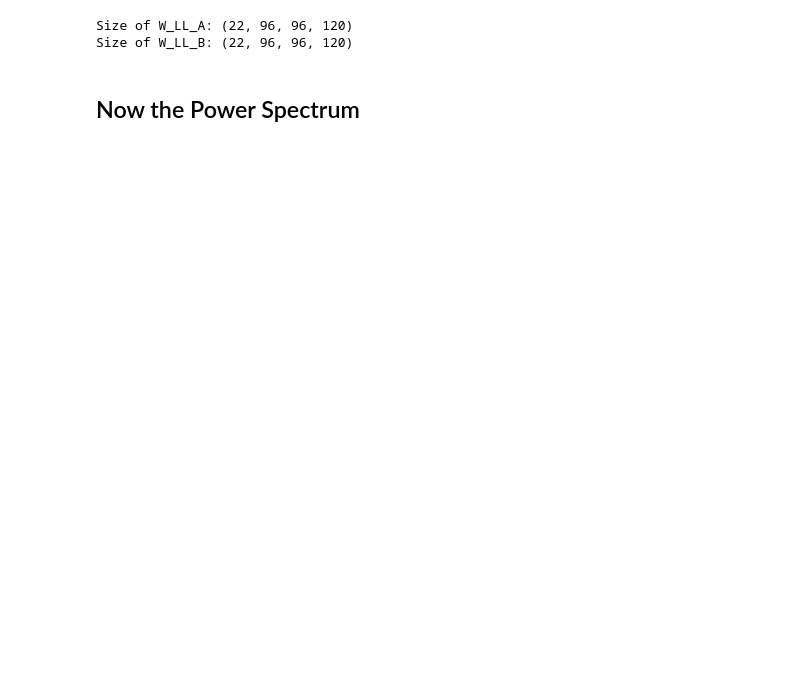
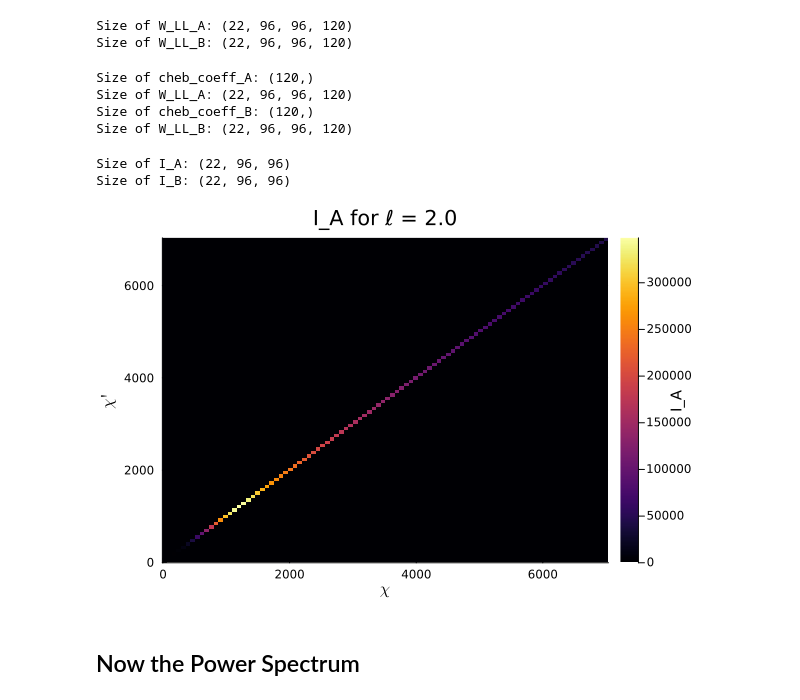
Before and after one commit to anvi-git/3D_Angular_Power_Spectrum, a Jupyter notebook: notebooks/new_beyond_BLAST.ipynb, the cells around one changed output. Cells and saved outputs as stored; diff of their text form; code cells hidden in the pictures; blank space fills up the shorter version.

```diff
--- a/notebooks/new_beyond_BLAST.ipynb
+++ b/notebooks/new_beyond_BLAST.ipynb
@@ -431,0 +400,10 @@ heatmap(1:nk1, 1:nk2,
+# %%
+println("Size of cheb_coeff_A: ", size(cheb_coeff_A))
+println("Size of W_LL_A: ", size(W_LL_A))
+println("Size of cheb_coeff_B: ", size(cheb_coeff_B))
+println("Size of W_LL_B: ", size(W_LL_B))
+# %% [output]
+Size of cheb_coeff_A: (120,)
+Size of W_LL_A: (22, 96, 96, 120)
+Size of cheb_coeff_B: (120,)
+Size of W_LL_B: (22, 96, 96, 120)
@@ -432,3 +415,15 @@ heatmap(1:nk1, 1:nk2,
+# %%
+println("Size of I_A: ", size(I_A))
+println("Size of I_B: ", size(I_B))
+# %% [output]
+Size of I_A: (22, 96, 96)
+Size of I_B: (22, 96, 96)
+# %%
+#i want a heatmap of I_A for a fixed ℓ value, as a function of chi and chi'. i can use the Plots package to do this.
+nl_index = 1 # index for the ℓ value to plot
+heatmap(chi, chi', I_A[nl_index, :, :], xlabel=L"\chi", ylabel=L"\chi'", title="I_A for ℓ = $(ℓ[nl_index])", colorbar_title="I_A")
+# %% [output]
+[figure, added]
 # %% [markdown]
 ## Now the Power Spectrum
 # %%
```
Also changed, not shown: parts of 23 cells of this notebook, 5 other files.
